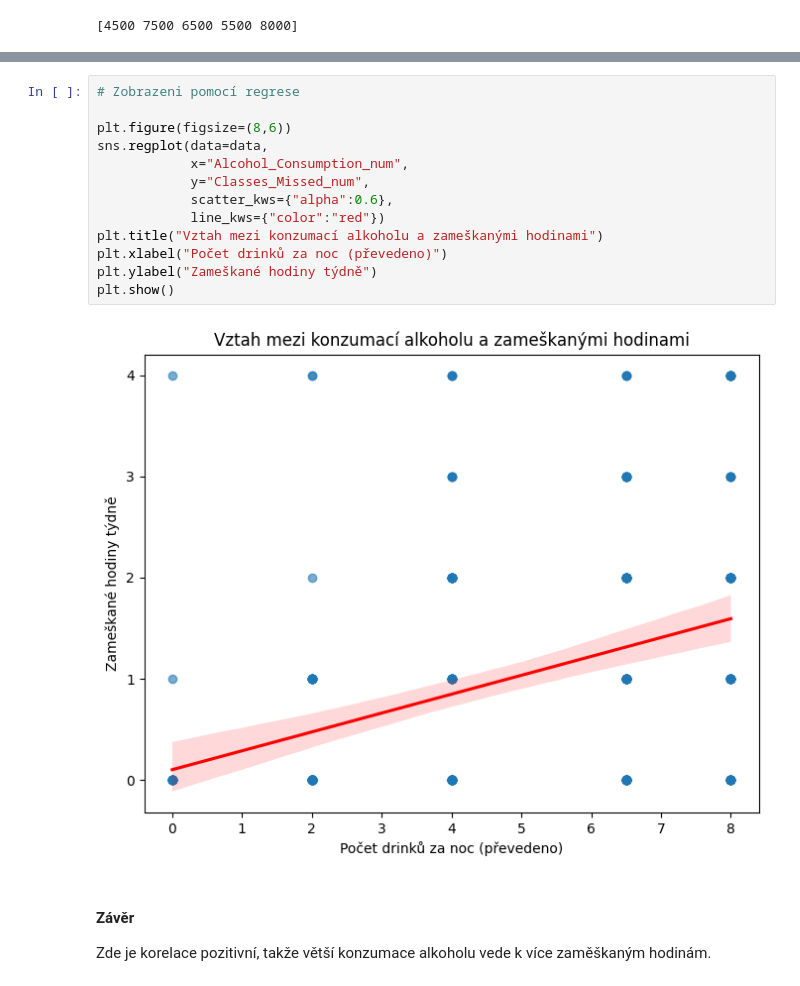
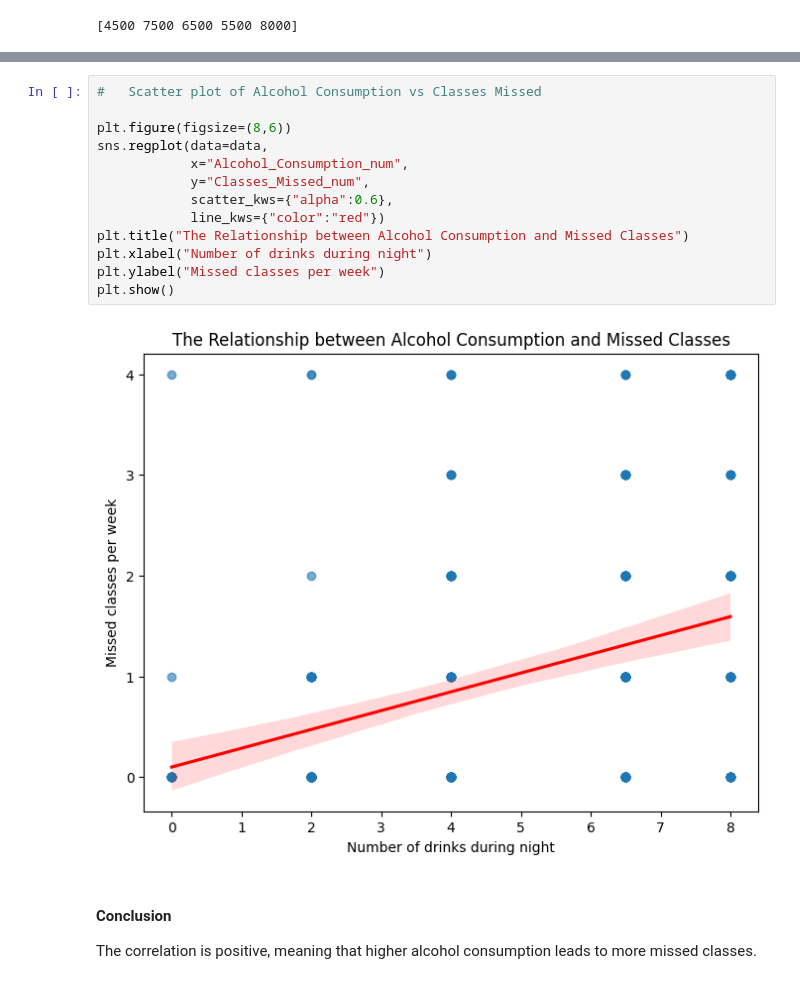
Before and after one commit to Gabi395/python, a Jupyter notebook: notebooks/stats_survey.ipynb, the cells around one changed output, grey strips where cells are left out. Saved outputs shown, nothing was run; the diff lists cells and outputs as text.

```diff
--- a/notebooks/stats_survey.ipynb
+++ b/notebooks/stats_survey.ipynb
@@ -525,20 +525,20 @@ print(data[["Classes_Missed_Alcohol","Classes_Missed_num"]].head())
 3                      2                 2.0
 4                      1                 1.0
 # %%
-# Zobrazeni pomocí regrese
+#   Scatter plot of Alcohol Consumption vs Classes Missed
 
 plt.figure(figsize=(8,6))
 sns.regplot(data=data,
             x="Alcohol_Consumption_num",
             y="Classes_Missed_num",
             scatter_kws={"alpha":0.6},
             line_kws={"color":"red"})
-plt.title("Vztah mezi konzumací alkoholu a zameškanými hodinami")
-plt.xlabel("Počet drinků za noc (převedeno)")
-plt.ylabel("Zameškané hodiny týdně")
+plt.title("The Relationship between Alcohol Consumption and Missed Classes")
+plt.xlabel("Number of drinks during night")
+plt.ylabel("Missed classes per week")
 plt.show()
 # %% [output]
-[figure, old version]
+[figure, new version]
 # %% [markdown]
-#### Závěr
-Zde je korelace pozitivní, takže větší konzumace alkoholu vede k více zaměškaným hodinám.
+#### Conclusion
+The correlation is positive, meaning that higher alcohol consumption leads to more missed classes.
```
Also changed, not shown: parts of 31 cells of this notebook.
